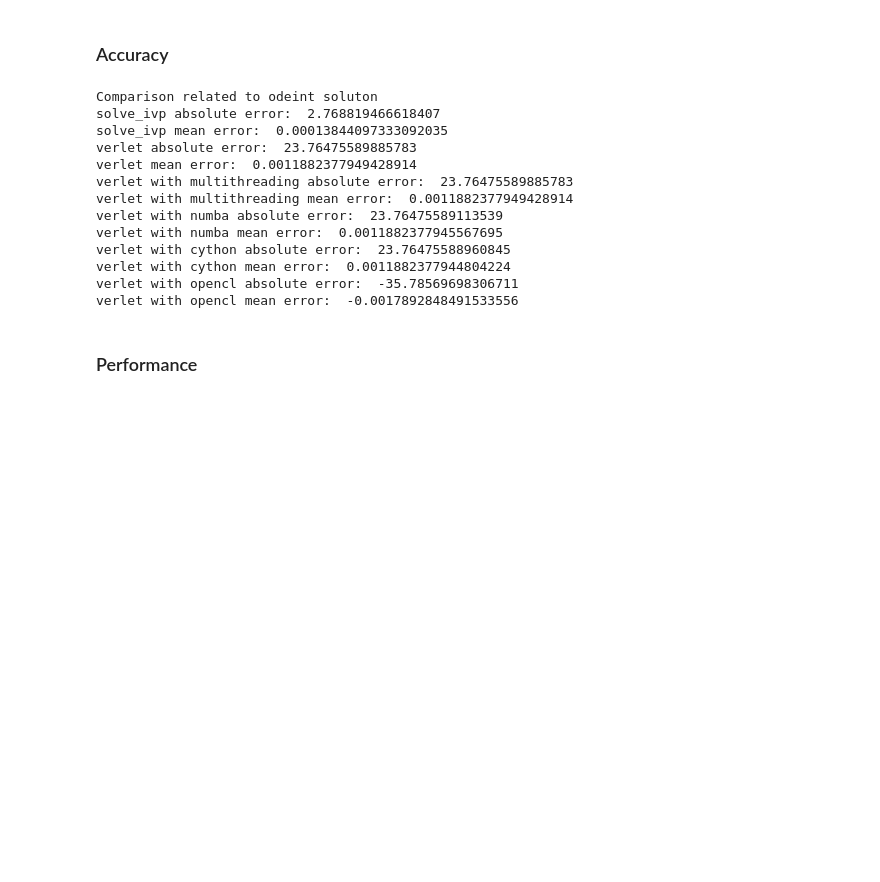
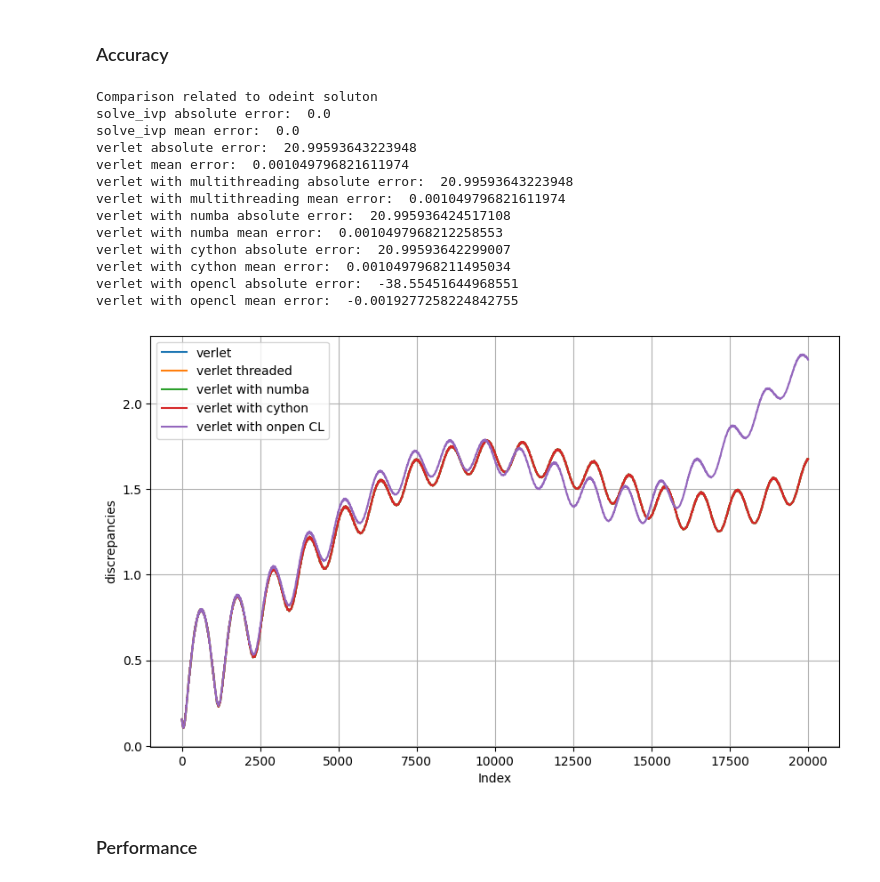
Before and after one commit to L404-Venik/CTMM, a Jupyter notebook: Task 2/Task2.ipynb, the cells around one changed output. Saved outputs shown, nothing was run; the diff lists cells and outputs as text; code cells hidden in the pictures; blank space fills up the shorter version.

Commit message:
task 2 mainly done, multithreading not

```diff
--- a/Task 2/Task2.ipynb
+++ b/Task 2/Task2.ipynb
@@ -427,34 +427,60 @@ print("Comparison related to odeint soluton")
 print("solve_ivp absolute error: " , np.sum(trajectories_odeint[:,:,:2] - trajectories_ivp[:,:,:2]))
 print("solve_ivp mean error: " , np.sum(trajectories_odeint[:,:,:2] - trajectories_ivp[:,:,:2]) / trajectories_ivp.shape[0])
 
-print("verlet absolute error: " , np.sum(trajectories_odeint[:,:,:2] - trajectories_verlet))
-print("verlet mean error: " , np.sum(trajectories_odeint[:,:,:2] - trajectories_verlet) / trajectories_verlet.shape[0])
+dif_velet = trajectories_odeint[:,:,:2] - trajectories_verlet
+print("verlet absolute error: " , np.sum(dif_velet))
+print("verlet mean error: " , np.sum(dif_velet) / dif_velet.shape[0])
+dif_velet = np.sqrt(np.sum(dif_velet[:,:,0]**2, axis=1) + np.sum(dif_velet[:,:,1]**2, axis=1))
 
-print("verlet with multithreading absolute error: " , np.sum(trajectories_odeint[:,:,:2] - trajectories_threaded))
-print("verlet with multithreading mean error: " , np.sum(trajectories_odeint[:,:,:2] - trajectories_threaded) / trajectories_threaded.shape[0])
+dif_velet_thr = trajectories_odeint[:,:,:2] - trajectories_threaded
+print("verlet with multithreading absolute error: " , np.sum(dif_velet_thr))
+print("verlet with multithreading mean error: " , np.sum(dif_velet_thr) / dif_velet_thr.shape[0])
+dif_velet_thr = np.sqrt(np.sum(dif_velet_thr[:,:,0]**2, axis=1) + np.sum(dif_velet_thr[:,:,1]**2, axis=1))
 
-print("verlet with numba absolute error: " , np.sum(trajectories_odeint[:,:,:2] - trajectories_numba))
-print("verlet with numba mean error: " , np.sum(trajectories_odeint[:,:,:2] - trajectories_numba) / trajectories_numba.shape[0])
+dif_velet_numba = trajectories_odeint[:,:,:2] - trajectories_numba
+print("verlet with numba absolute error: " , np.sum(dif_velet_numba))
+print("verlet with numba mean error: " , np.sum(dif_velet_numba) / dif_velet_numba.shape[0])
+dif_velet_numba = np.sqrt(np.sum(dif_velet_numba[:,:,0]**2, axis=1) + np.sum(dif_velet_numba[:,:,1]**2, axis=1))
 
-print("verlet with cython absolute error: " , np.sum(trajectories_odeint[:,:,:2] - trajectories_cython))
-print("verlet with cython mean error: " , np.sum(trajectories_odeint[:,:,:2] - trajectories_cython) / trajectories_cython.shape[0])
+dif_velet_cython = trajectories_odeint[:,:,:2] - trajectories_cython
+print("verlet with cython absolute error: " , np.sum(dif_velet_cython))
+print("verlet with cython mean error: " , np.sum(dif_velet_cython) / dif_velet_cython.shape[0])
+dif_velet_cython = np.sqrt(np.sum(dif_velet_cython[:,:,0]**2, axis=1) + np.sum(dif_velet_cython[:,:,1]**2, axis=1))
 
-print("verlet with opencl absolute error: " , np.sum(trajectories_odeint[:,:,:2] - trajectories_opencl))
-print("verlet with opencl mean error: " , np.sum(trajectories_odeint[:,:,:2] - trajectories_opencl) / trajectories_opencl.shape[0])
+dif_velet_cl = trajectories_odeint[:,:,:2] - trajectories_opencl
+print("verlet with opencl absolute error: " , np.sum(dif_velet_cl))
+print("verlet with opencl mean error: " , np.sum(dif_velet_cl) / dif_velet_cl.shape[0])
+dif_velet_cl = np.sqrt(np.sum(dif_velet_cl[:,:,0]**2, axis=1) + np.sum(dif_velet_cl[:,:,1]**2, axis=1))
 # %% [output]
 Comparison related to odeint soluton
-solve_ivp absolute error:  2.768819466618407
-solve_ivp mean error:  0.00013844097333092035
-verlet absolute error:  23.76475589885783
-verlet mean error:  0.0011882377949428914
-verlet with multithreading absolute error:  23.76475589885783
-verlet with multithreading mean error:  0.0011882377949428914
-verlet with numba absolute error:  23.76475589113539
-verlet with numba mean error:  0.0011882377945567695
-verlet with cython absolute error:  23.76475588960845
-verlet with cython mean error:  0.0011882377944804224
-verlet with opencl absolute error:  -35.78569698306711
-verlet with opencl mean error:  -0.0017892848491533556
+solve_ivp absolute error:  0.0
+solve_ivp mean error:  0.0
+verlet absolute error:  20.99593643223948
+verlet mean error:  0.001049796821611974
+verlet with multithreading absolute error:  20.99593643223948
+verlet with multithreading mean error:  0.001049796821611974
+verlet with numba absolute error:  20.995936424517108
+verlet with numba mean error:  0.0010497968212258553
+verlet with cython absolute error:  20.99593642299007
+verlet with cython mean error:  0.0010497968211495034
+verlet with opencl absolute error:  -38.55451644968551
+verlet with opencl mean error:  -0.0019277258224842755
+# %%
+plt.figure(figsize=(10, 6))
+#t = np.arange(dif_velet.shape[0])
+plt.plot(dif_velet, label=f'verlet')
+plt.plot(dif_velet_thr, label=f'verlet threaded')
+plt.plot(dif_velet_numba, label=f'verlet with numba')
+plt.plot(dif_velet_cython, label=f'verlet with cython')
+plt.plot(dif_velet_cl, label=f'verlet with onpen CL')
+
+plt.xlabel('Index')
+plt.ylabel('discrepancies')
+#plt.title('Magnitude of 2D Vectors')
+plt.legend()
+plt.grid(True)
+# %% [output]
+[figure, added]
 # %% [markdown]
 ### Performance
 # %%
```
Also changed, not shown: parts of 3 cells of this notebook.
